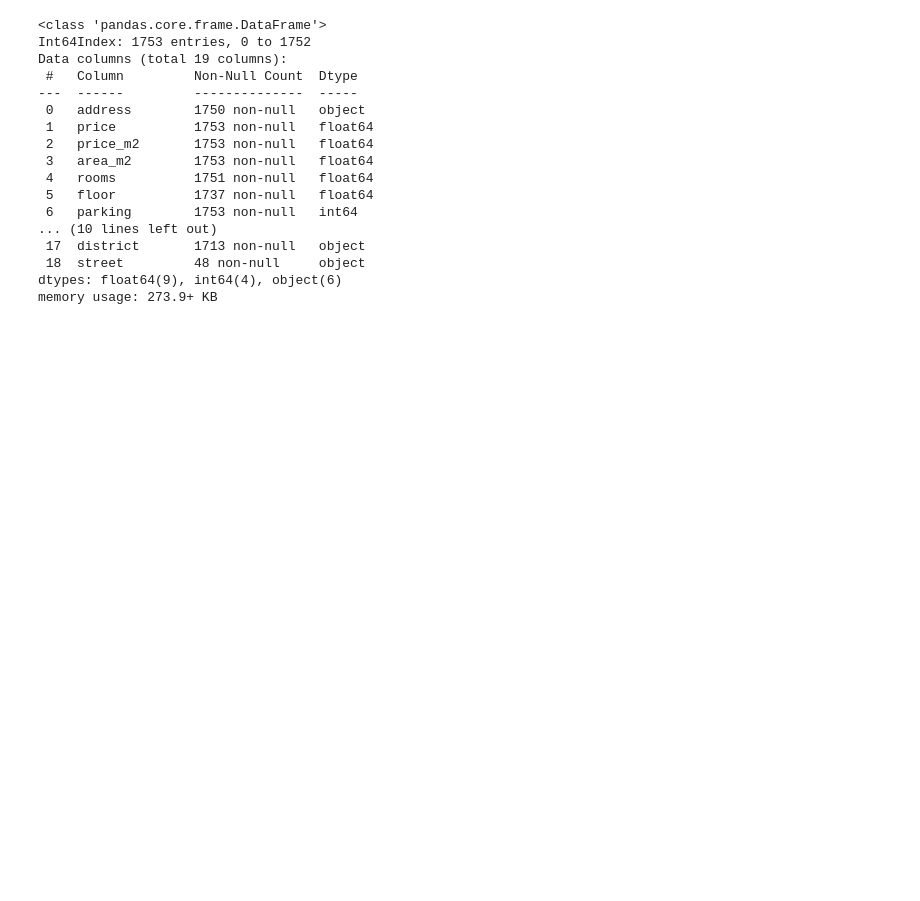
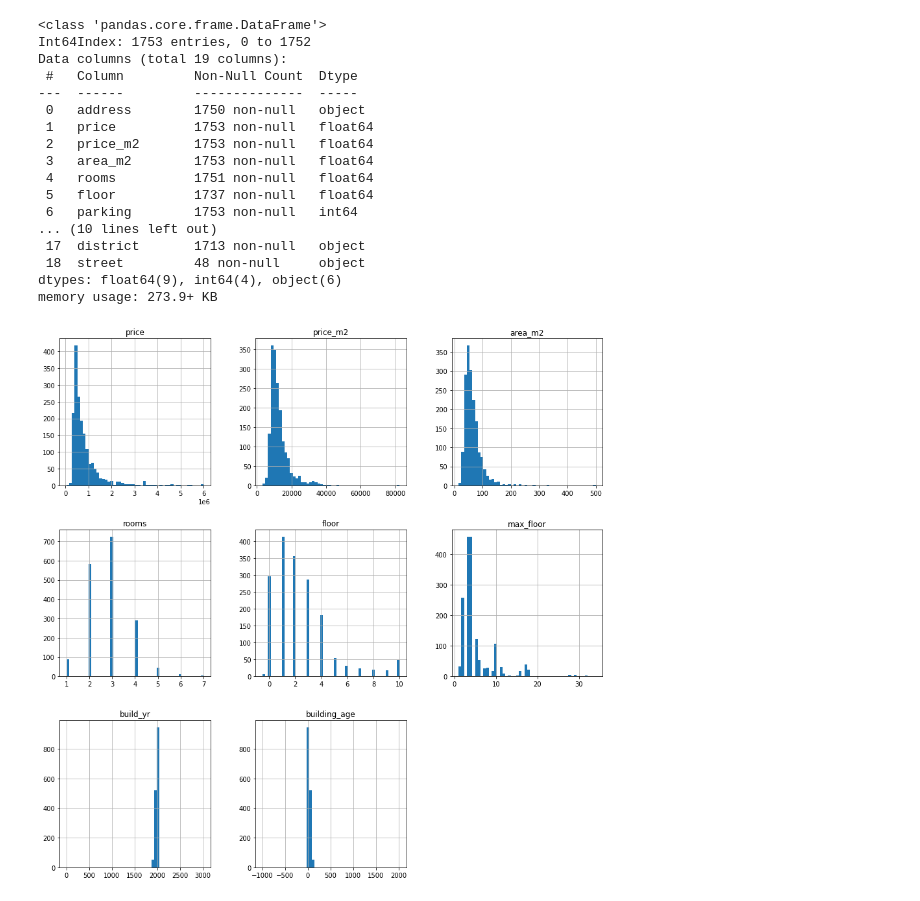
Before and after one commit to KordianPiduch/apartment_prices, a Jupyter notebook: notebooks/2-kp-eda.ipynb, the cells around one changed output. Cells and saved outputs as stored; diff of their text form; code cells hidden in the pictures; blank space fills up the shorter version.

```diff
--- a/notebooks/2-kp-eda.ipynb
+++ b/notebooks/2-kp-eda.ipynb
@@ -34,3 +46,10 @@ Data columns (total 19 columns):
  18  street         48 non-null     object
 dtypes: float64(9), int64(4), object(6)
 memory usage: 273.9+ KB
+# %%
+num_vars = ['price', 'price_m2', 'area_m2', 'rooms', 'floor', 'max_floor', 'build_yr', 'building_age']
+
+df[num_vars].hist(figsize=(15,15), bins=50)
+plt.show()
+# %% [output]
+[figure, added]
```
Also changed, not shown: parts of 44 cells of this notebook, 1 other file.
